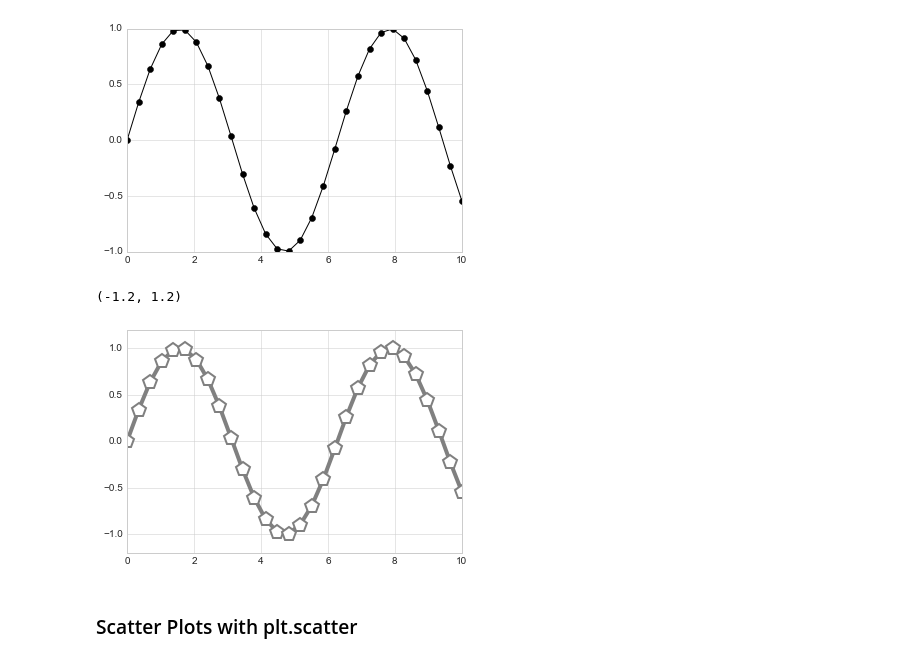
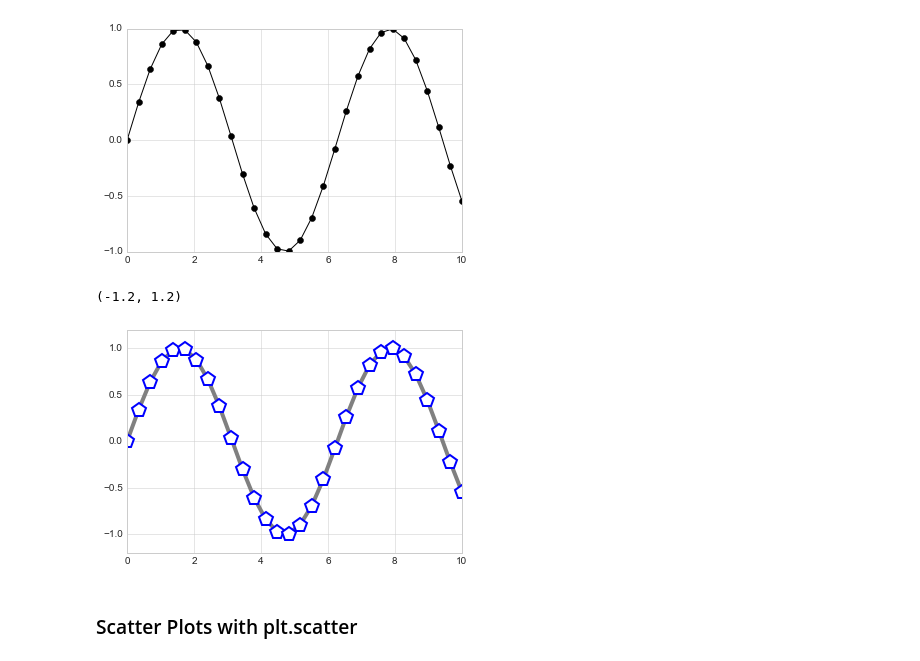
Before and after one commit to lwang19-ai/Fun_with_python, a Jupyter notebook: Untitled.ipynb, the cells around one changed output. Drawn from its saved outputs; the diff is of its cells as text; code cells hidden in the pictures.

```diff
--- a/Untitled.ipynb
+++ b/Untitled.ipynb
@@ -162,11 +177,11 @@ plt.plot(x, y, '-ok'); # line (-), circle marker (o), black (k)
 # %% [output]
 [figure]
 # %%
-plt.plot(x, y, '-p', color='gray', markersize=15, linewidth=4, markerfacecolor='white', markeredgecolor='gray', markeredgewidth=2)
+plt.plot(x, y, '-p', color='gray', markersize=15, linewidth=4, markerfacecolor='white', markeredgecolor='blue', markeredgewidth=2)
 plt.ylim(-1.2, 1.2)
 # %% [output]
 (-1.2, 1.2)
-[figure, old version]
+[figure, new version]
 # %% [markdown]
 ### Scatter Plots with plt.scatter
 # %%
```
Also changed, not shown: parts of 10 cells of this notebook, 3 other files.
